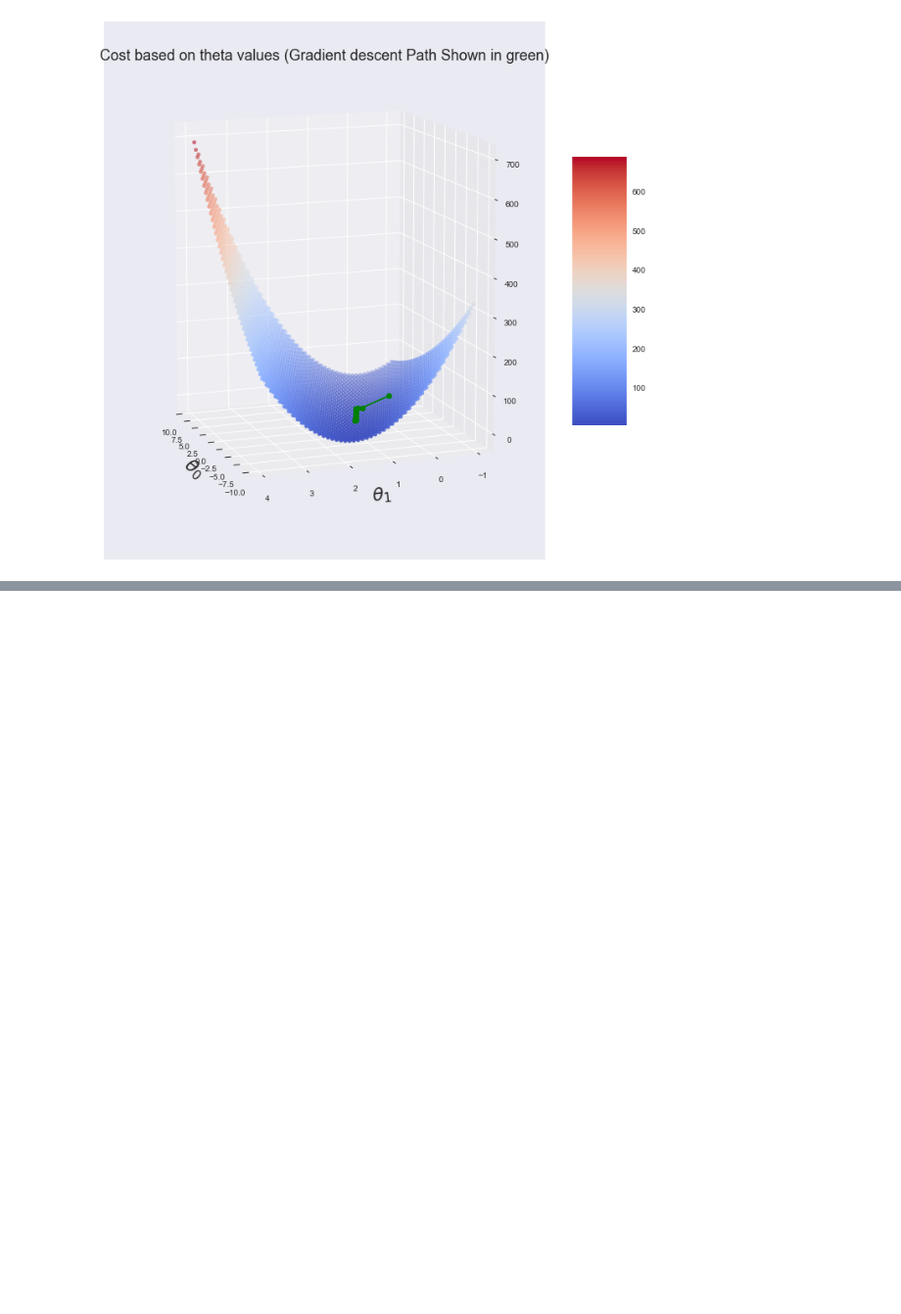
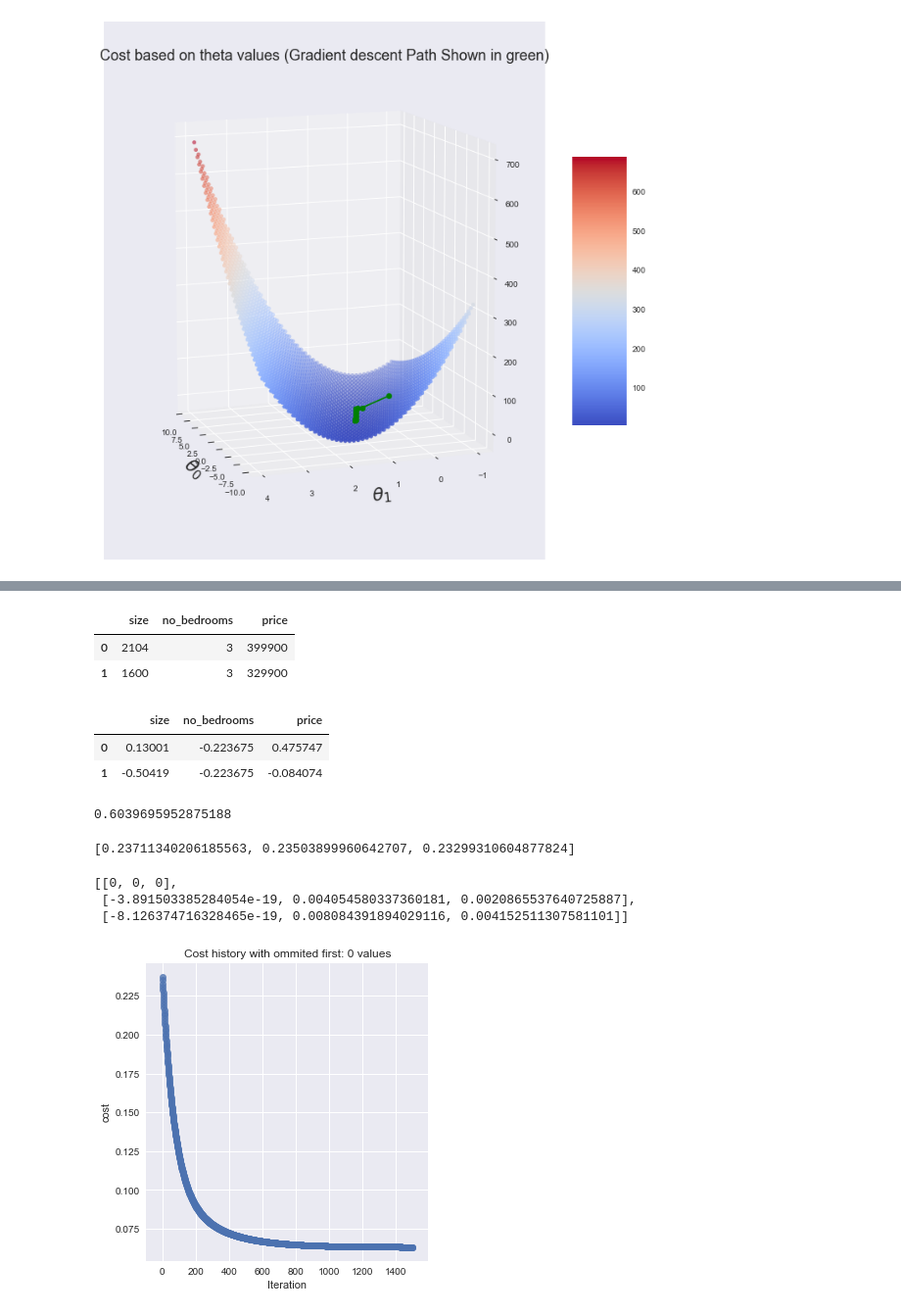
Before and after one commit to matkalinowski/ML-AndrewNg, a Jupyter notebook: ex1/Programming Exercise 1 Linear Regression.ipynb, the cells around one changed output, grey strips where cells are left out. Shown at 98% size. Cells and saved outputs as stored; diff of their text form; code cells hidden in the pictures; blank space fills up the shorter version.

```diff
--- a/ex1/Programming Exercise 1 Linear Regression.ipynb
+++ b/ex1/Programming Exercise 1 Linear Regression.ipynb
@@ -249,0 +229,8 @@ plt.show()
+# %%
+housing_prices = pd.read_csv('data/ex1data2.txt', header=None)
+housing_prices.columns = ['size', 'no_bedrooms', 'price']
+housing_prices.head(2)
+# %% [output]
+|  | size | no_bedrooms | price |
+| 0 | 2104 | 3 | 399900 |
+| 1 | 1600 | 3 | 329900 |
@@ -249,0 +240,36 @@ plt.show()
+# %%
+housing_prices = (housing_prices - means) / stds
+housing_prices.head(2)
+# %% [output]
+|  | size | no_bedrooms | price |
+| 0 | 0.13001 | -0.223675 | 0.475747 |
+| 1 | -0.50419 | -0.223675 | -0.084074 |
+# %%
+theta = [1, 1, 1]
+
+X = pd.DataFrame()
+X['ones'] = np.ones(housing_prices.shape[0])
+X = X.merge(housing_prices.iloc[:,0:2], left_index=True, right_index=True)
+y = housing_prices.price
+
+calculate_cost(theta, X, y)
+# %% [output]
+0.6039695952875188
+# %%
+iterations = 1500
+alpha = 0.01
+theta = [0,0,0]
+
+cost_history, theta_history = perform_gradient_descent(theta, iterations, alpha)
+
+cost_history[:3]
+theta_history[:3]
+# %% [output]
+[0.23711340206185563, 0.23503899960642707, 0.23299310604877824]
+[[0, 0, 0],
+ [-3.891503385284054e-19, 0.004054580337360181, 0.0020865537640725887],
+ [-8.126374716328465e-19, 0.008084391894029116, 0.004152511307581101]]
+# %%
+visualize_gradient_descent(cost_history, 0)
+# %% [output]
+[figure, added]
```
Also changed, not shown: parts of 20 cells of this notebook.
